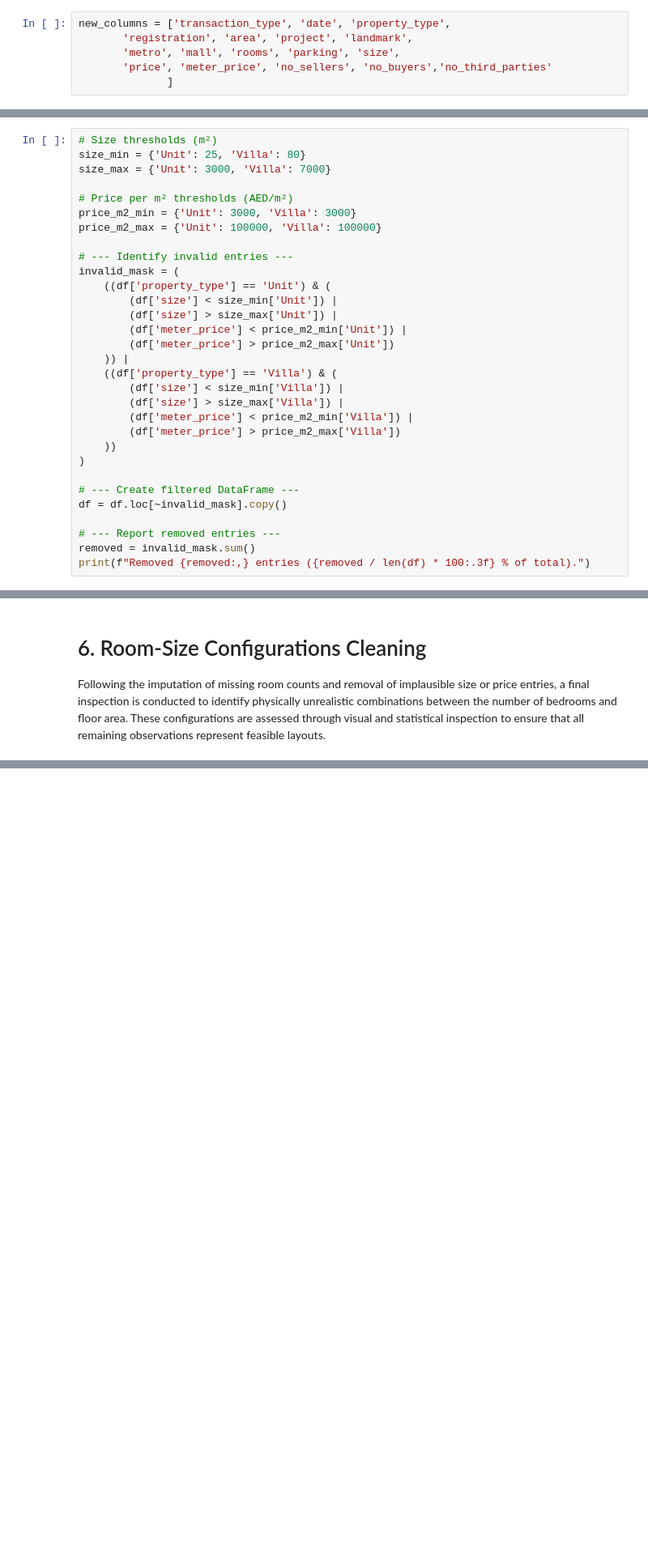
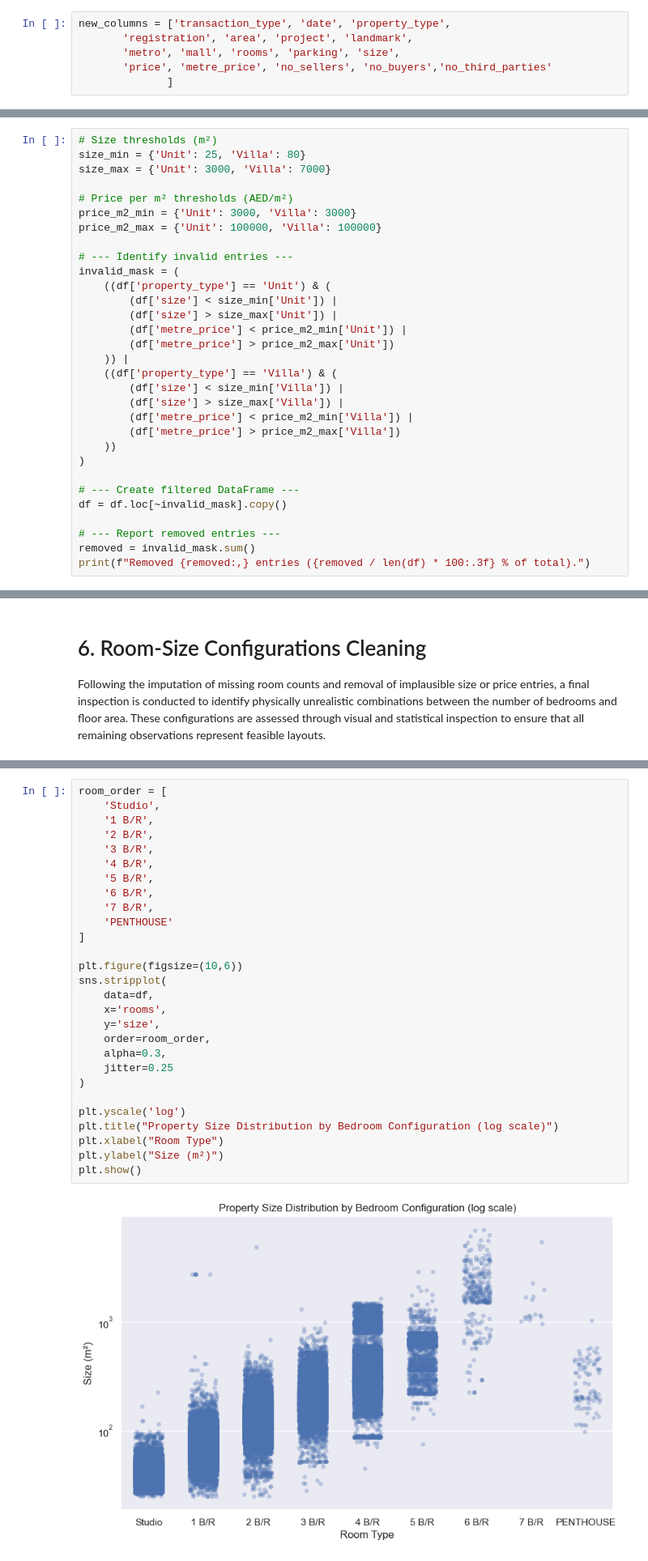
Before and after one commit to DandeLC/Dubai-Real-Estate-Price-Analysis, a Jupyter notebook: notebooks/1.1. Data Cleaning and Validation.ipynb, the cells around one changed output, grey strips where cells are left out. Shown at 81% size. Saved outputs shown, nothing was run; the diff lists cells and outputs as text; blank space fills up the shorter version.

Commit message:
Refine Data Cleaning and Validation

```diff
--- a/notebooks/1.1. Data Cleaning and Validation.ipynb
+++ b/notebooks/1.1. Data Cleaning and Validation.ipynb
@@ -62,7 +62,7 @@ Index(['trans_group_en', 'instance_date', 'property_type_en', 'reg_type_en',
 new_columns = ['transaction_type', 'date', 'property_type',
        'registration', 'area', 'project', 'landmark',
        'metro', 'mall', 'rooms', 'parking', 'size',
-       'price', 'meter_price', 'no_sellers', 'no_buyers','no_third_parties'
+       'price', 'metre_price', 'no_sellers', 'no_buyers','no_third_parties'
               ]
 # %%
 df.columns = new_columns
@@ -121,14 +121,14 @@ invalid_mask = (
     ((df['property_type'] == 'Unit') & (
         (df['size'] < size_min['Unit']) |
         (df['size'] > size_max['Unit']) |
-        (df['meter_price'] < price_m2_min['Unit']) |
-        (df['meter_price'] > price_m2_max['Unit'])
+        (df['metre_price'] < price_m2_min['Unit']) |
+        (df['metre_price'] > price_m2_max['Unit'])
     )) |
     ((df['property_type'] == 'Villa') & (
         (df['size'] < size_min['Villa']) |
         (df['size'] > size_max['Villa']) |
-        (df['meter_price'] < price_m2_min['Villa']) |
-        (df['meter_price'] > price_m2_max['Villa'])
+        (df['metre_price'] < price_m2_min['Villa']) |
+        (df['metre_price'] > price_m2_max['Villa'])
     ))
 )
 
@@ -486,3 +475,33 @@ plt.show()
+# %%
+room_order = [
+    'Studio',
+    '1 B/R',
+    '2 B/R',
+    '3 B/R',
+    '4 B/R',
+    '5 B/R',
+    '6 B/R',
+    '7 B/R',
+    'PENTHOUSE'
+]
+
+plt.figure(figsize=(10,6))
+sns.stripplot(
+    data=df,
+    x='rooms',
+    y='size',
+    order=room_order,
+    alpha=0.3,
+    jitter=0.25
+)
+
+plt.yscale('log')
+plt.title("Property Size Distribution by Bedroom Configuration (log scale)")
+plt.xlabel("Room Type")
+plt.ylabel("Size (m²)")
+plt.show()
+# %% [output]
+[figure, added]
 # %% [markdown]
 ## 6.1. Overly Large Room-Size Configuration
 A manual inspection of size distributions revealed several physically unrealistic combinations. Examples included studios over 150 m², 1-bedroom apartments above 400 m², and 2-bedroom units exceeding 700 m².
```
Also changed, not shown: parts of 7 cells of this notebook.
